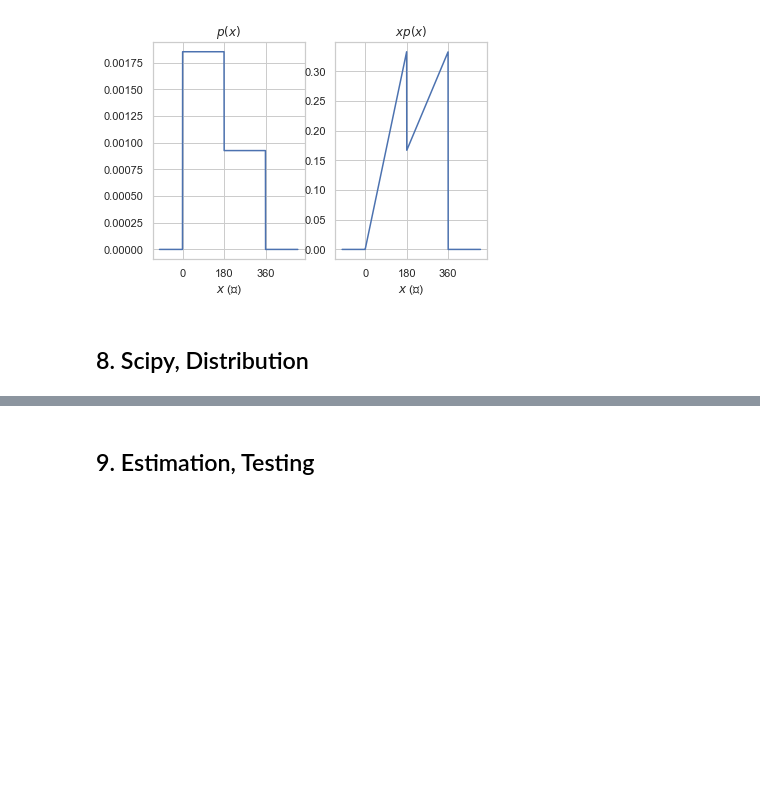
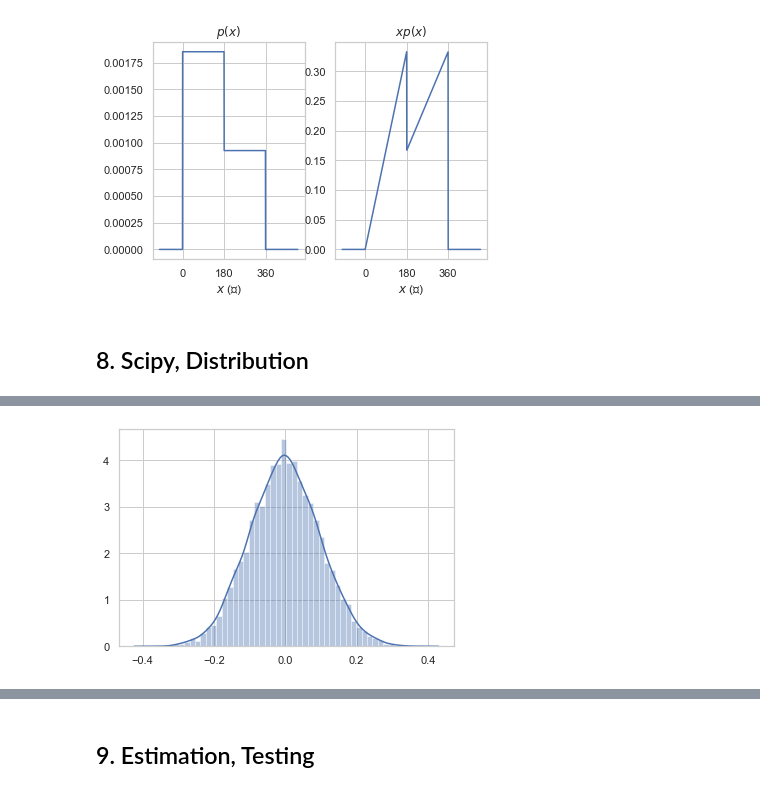
Before and after one commit to KIMS-Github/TIL_, a Jupyter notebook: math/Math_Test_1_2_3/Math_test_part2.ipynb, the cells around one changed output, grey strips where cells are left out. Drawn from its saved outputs; the diff is of its cells as text; code cells hidden in the pictures; blank space fills up the shorter version.

```diff
--- a/math/Math_Test_1_2_3/Math_test_part2.ipynb
+++ b/math/Math_Test_1_2_3/Math_test_part2.ipynb
@@ -215,0 +238,5 @@ Font 'default' does not have a glyph for '\ub3c4' [U+b3c4], substituting with a
+# %%
+sns.distplot(rv.rvs(size = 10000, random_state = 0))
+plt.show()
+# %% [output]
+[figure, added]
```
Also changed, not shown: parts of 139 cells of this notebook, 13 other files.
